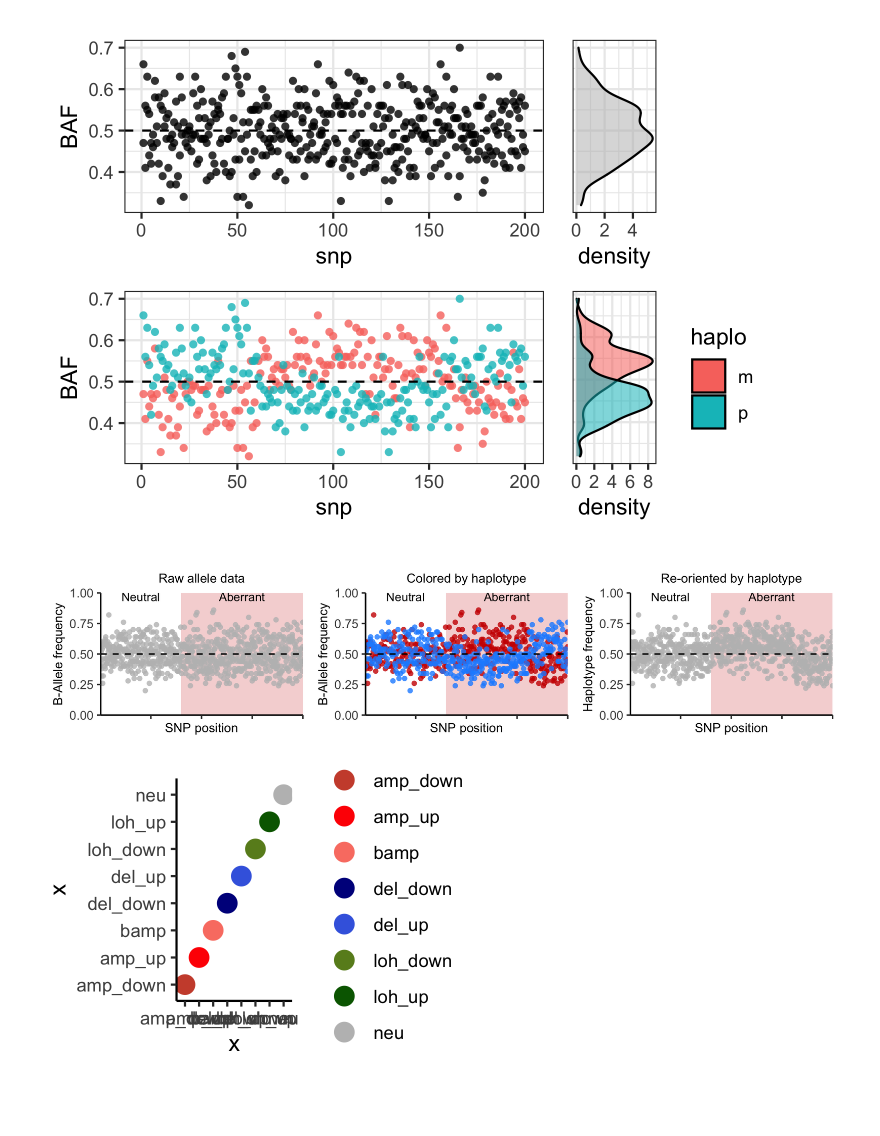
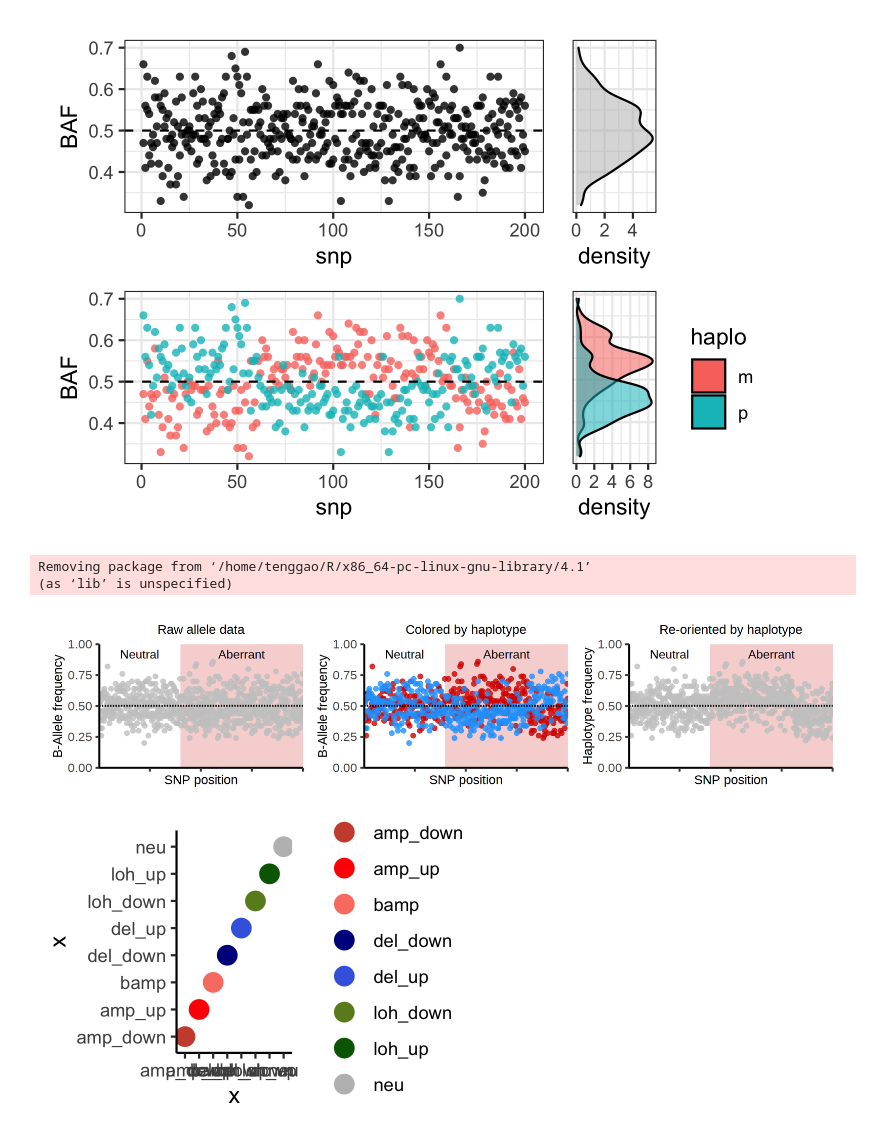
Before and after one commit to kharchenkolab/NumbatAnalysis, a Jupyter notebook: notebooks/illustrations.ipynb, the cells around one changed output. Saved outputs shown, nothing was run; the diff lists cells and outputs as text; code cells hidden in the pictures; blank space fills up the shorter version.

```diff
--- a/notebooks/illustrations.ipynb
+++ b/notebooks/illustrations.ipynb
@@ -240,9 +265,12 @@ guides(alpha = 'none')
 [figure]
 # %%
 library(RColorBrewer)
+# %%
+remove.packages('ragg')
+# %% [output]
+Removing package from ‘/home/tenggao/R/x86_64-pc-linux-gnu-library/4.1’
+(as ‘lib’ is unspecified)
 # %%
-options(repr.plot.width = 8, repr.plot.height = 1.9, repr.plot.res = 300)
-
 n = 400
 d = 50
 theta = 0.06
@@ -280,7 +308,7 @@ geom_point(pch = 16, alpha = 0.8, size = size, color = 'gray') +
 geom_text(
     data = segs,
     inherit.aes = F,
-    aes(x = (xmin+xmax)/2, y =  0.9, label = stringr::str_to_title(state)),
+    aes(x = (xmin+xmax)/2, y =  0.85, label = stringr::str_to_title(state)),
     vjust = -0.5,
     size = 3,
 ) +
@@ -314,7 +342,7 @@ geom_point(pch = 16, alpha = 0.8, size = size) +
 geom_text(
     data = segs,
     inherit.aes = F,
-    aes(x = (xmin+xmax)/2, y = 0.9, label = stringr::str_to_title(state)),
+    aes(x = (xmin+xmax)/2, y = 0.85, label = stringr::str_to_title(state)),
     vjust = -0.5,
     size = 3,
 ) +
@@ -342,36 +370,38 @@ annotate("rect", xmin = n*0.4, xmax = n, ymin = 0, ymax = 1, alpha=0.2, fill = "
 geom_point(pch = 16, alpha = 0.8, size = size, color = 'gray') +
 # geom_linerange(
 #     data = segs,
 #     inherit.aes = F,
 #     aes(xmin = xmin, xmax = xmax, y = 0.95, color = state),
 #     size = 2
 # ) +
 geom_text(
     data = segs,
     inherit.aes = F,
-    aes(x = (xmin+xmax)/2, y = 0.9, label = stringr::str_to_title(state)),
+    aes(x = (xmin+xmax)/2, y = 0.85, label = stringr::str_to_title(state)),
     vjust = -0.5,
     size = 3,
 ) +
 theme_classic() +
 geom_hline(yintercept = 0.5, linetype = 'dashed') +
 scale_color_manual(values = c('neutral' = 'gray', 'aberrant' = 'red3', 'm' = 'darkorange', 'p' = 'skyblue')) +
 ylab('Haplotype frequency') +
 xlab('SNP position') +
 guides(color = 'none') +
 scale_y_continuous(expand = expansion(0), limits = c(0,1)) +
 scale_x_continuous(expand = expansion(0)) +
 ggtitle('Re-oriented by haplotype') +
 theme(
     plot.title = element_text(size = 9, hjust = 0.5),
     axis.title = element_text(size = 9, hjust = 0.5),
     axis.text.x = element_blank()
 )
 
 
-p1 | p2 | p3
+panel = (p1 | p2 | p3)
+
+do_plot(panel, 'phasing_schematic', 8, 1.9)
 # %% [output]
-[figure, old version]
+[figure, new version]
 # %%
 options(repr.plot.width = 3, repr.plot.height = 2, repr.plot.res = 300)
 
```
Also changed, not shown: parts of 7 cells of this notebook, 10 other files.
